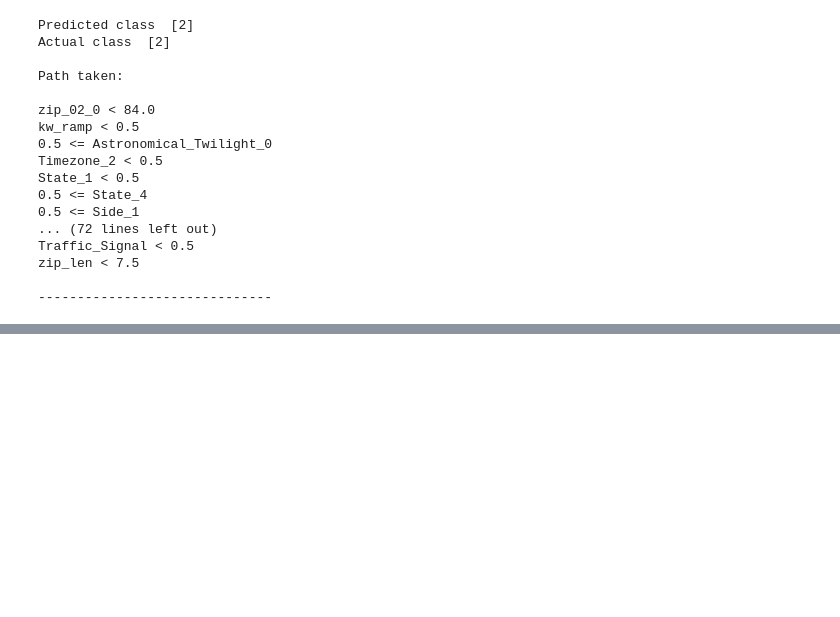
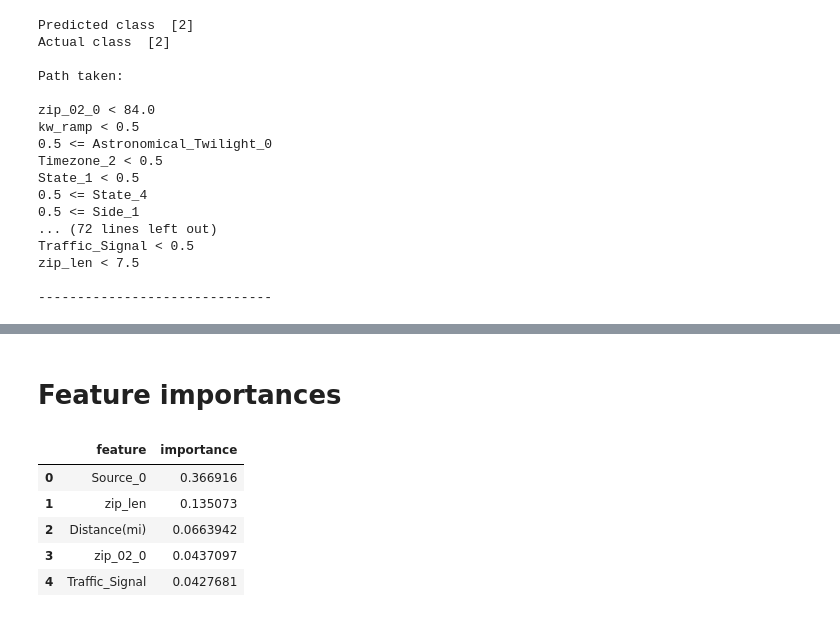
Before and after one commit to sagarsrc/accident-detection, a Jupyter notebook: notebooks/009_Modelling_Dtrees.ipynb, the cells around one changed output, grey strips where cells are left out. Saved outputs shown, nothing was run; the diff lists cells and outputs as text; code cells hidden in the pictures; blank space fills up the shorter version.

```diff
--- a/notebooks/009_Modelling_Dtrees.ipynb
+++ b/notebooks/009_Modelling_Dtrees.ipynb
@@ -472,0 +502,2 @@ zip_len < 7.5
+# %% [markdown]
+# Feature importances
@@ -472,0 +511,10 @@ zip_len < 7.5
+# %%
+# top 5 features
+df_fimp.head()
+# %% [output]
+|  | feature | importance |
+| 0 | Source_0 | 0.366916 |
+| 1 | zip_len | 0.135073 |
+| 2 | Distance(mi) | 0.0663942 |
+| 3 | zip_02_0 | 0.0437097 |
+| 4 | Traffic_Signal | 0.0427681 |
```
Also changed, not shown: parts of 7 cells of this notebook.
